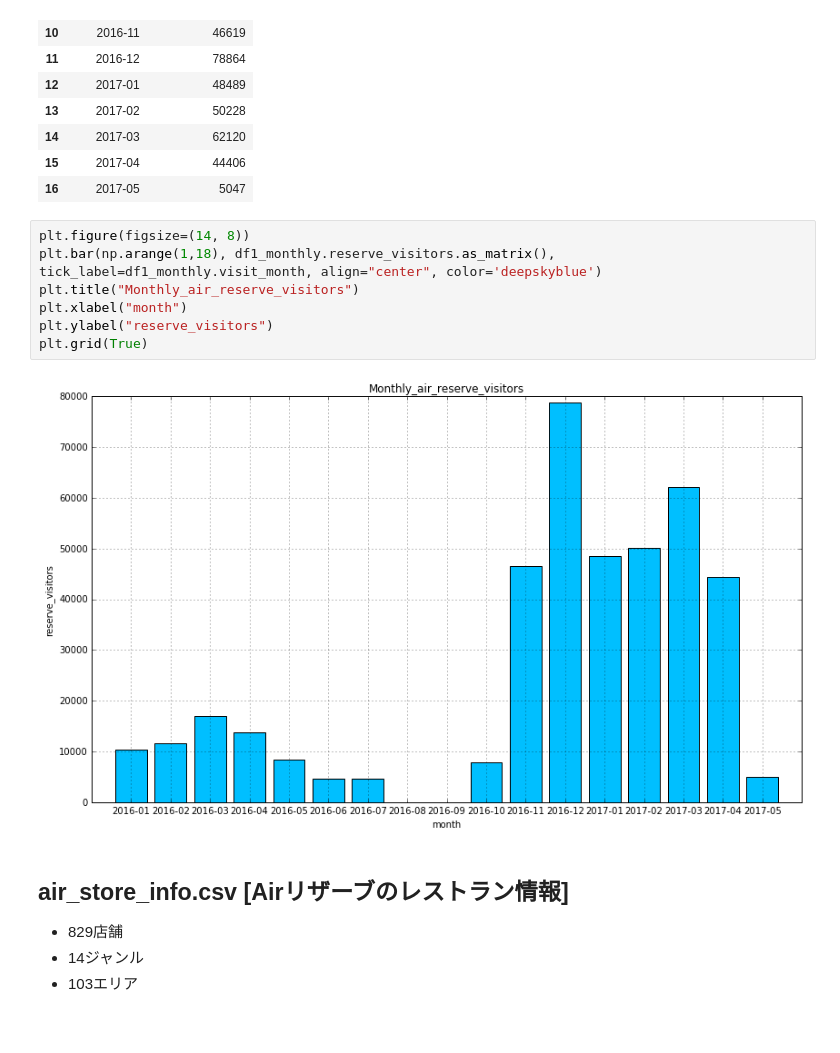
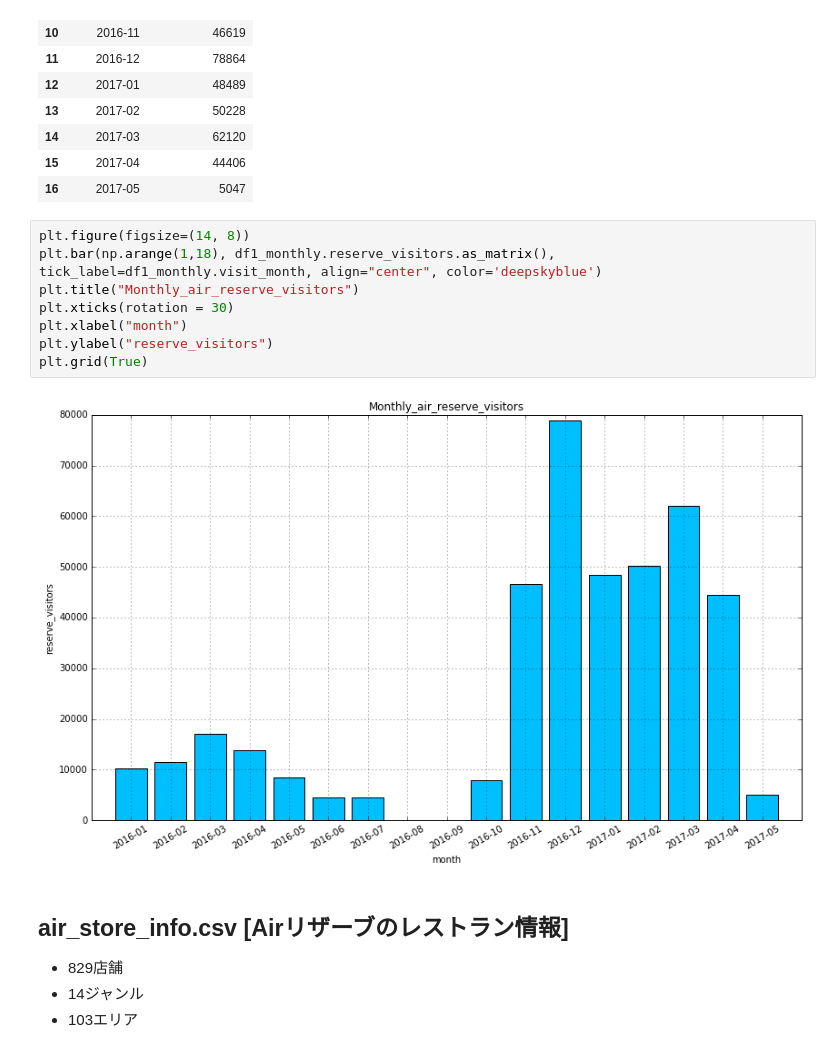
Before and after one commit to selectfromwhere/Restaurant_Visitor_Forecasting, a Jupyter notebook: check_data.ipynb, the cells around one changed output. Saved outputs shown, nothing was run; the diff lists cells and outputs as text.

```diff
--- a/check_data.ipynb
+++ b/check_data.ipynb
@@ -122,10 +122,11 @@ df1_monthly
 # %%
 plt.figure(figsize=(14, 8))
 plt.bar(np.arange(1,18), df1_monthly.reserve_visitors.as_matrix(), tick_label=df1_monthly.visit_month, align="center", color='deepskyblue')
 plt.title("Monthly_air_reserve_visitors")
+plt.xticks(rotation = 30)
 plt.xlabel("month")
 plt.ylabel("reserve_visitors")
 plt.grid(True)
 # %% [output]
-[figure, old version]
+[figure, new version]
 # %% [markdown]
```
Also changed, not shown: parts of 9 cells of this notebook.
